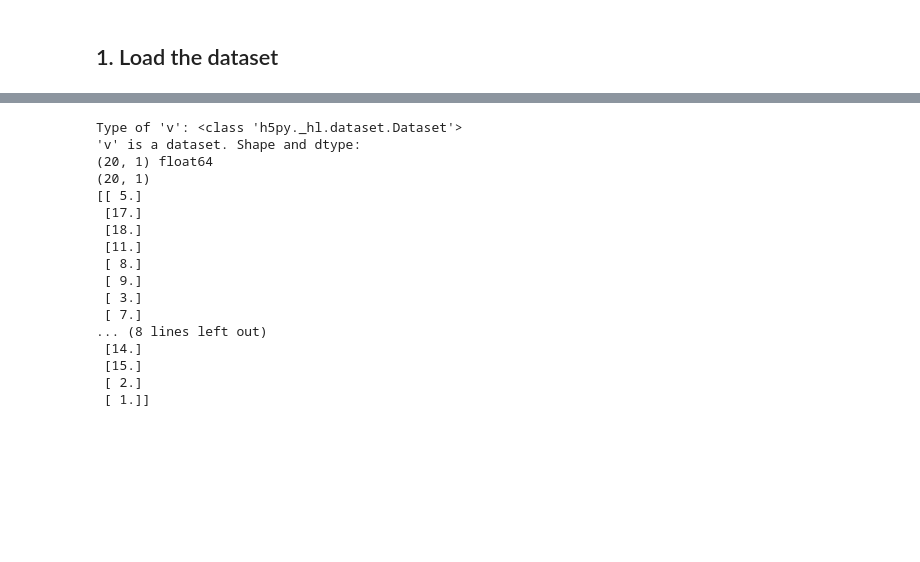
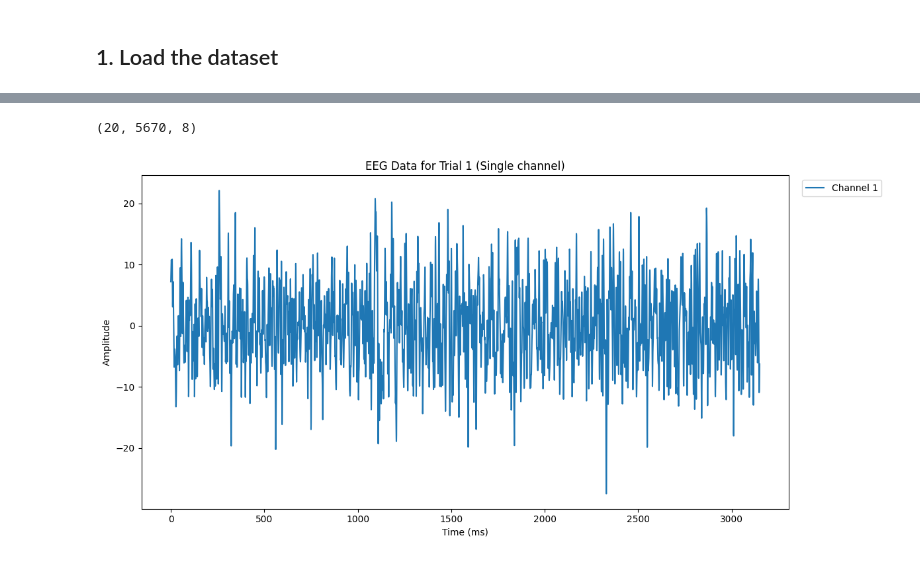
Before and after one commit to PaulusBoskabouter/aBCI3.6, a Jupyter notebook: CVEP_addition.ipynb, the cells around one changed output, grey strips where cells are left out. Saved outputs shown, nothing was run; the diff lists cells and outputs as text; code cells hidden in the pictures; blank space fills up the shorter version.

```diff
--- a/CVEP_addition.ipynb
+++ b/CVEP_addition.ipynb
@@ -64,29 +78,28 @@ Creating raw.info structure...
 # %%
 # load the associated label files
 trainlabels_file = dataset_folder /"trainlabels.mat"
 
-file = h5py.File(trainlabels_file, "r")
+traindata_file = dataset_folder / "traintrials.mat"
+
+file = h5py.File(traindata_file, "r")
 
 
-with h5py.File(trainlabels_file, 'r') as f:
+with h5py.File(traindata_file, 'r') as f:
     v_data = f['v'][:]  # Load the dataset
     print(v_data.shape)
-    print(v_data)
+
+
+
+plt.figure(figsize=(12, 6))
+#for ch in range(v_data.shape[0]):
+x = np.arange(0, 3150, 1/1.8)
+plt.plot(x[0:], v_data[0, :, 0], label=f'Channel 1')
+plt.title('EEG Data for Trial 1 (Single channel)')
+plt.xlabel('Time (ms)')
+plt.ylabel('Amplitude')
+plt.legend(loc='upper right', bbox_to_anchor=(1.15, 1.0), ncol=1)
+plt.tight_layout()
+plt.show()
 # %% [output]
-Type of 'v': <class 'h5py._hl.dataset.Dataset'>
-'v' is a dataset. Shape and dtype:
-(20, 1) float64
-(20, 1)
-[[ 5.]
- [17.]
- [18.]
- [11.]
- [ 8.]
- [ 9.]
- [ 3.]
- [ 7.]
-... (8 lines left out)
- [14.]
- [15.]
- [ 2.]
- [ 1.]]
+(20, 5670, 8)
+[figure, added]
```
Also changed, not shown: parts of 3 cells of this notebook.
